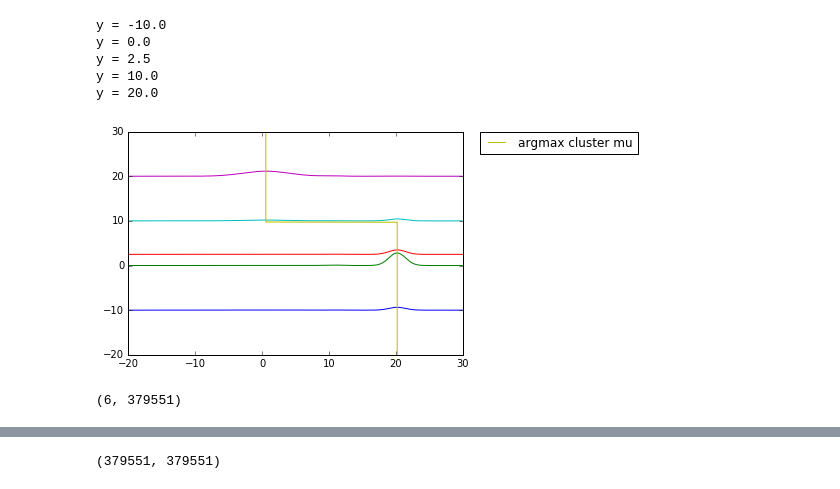
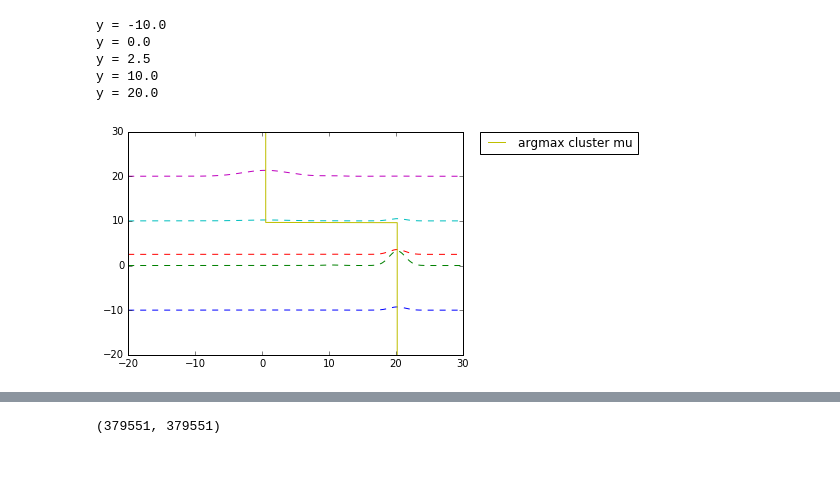
Before and after one commit to PrincetonUniversity/final-proj-cos-424, a Jupyter notebook: diag_tf.ipynb, the cells around one changed output, grey strips where cells are left out. Drawn from its saved outputs; the diff is of its cells as text; code cells hidden in the pictures.

```diff
--- a/diag_tf.ipynb
+++ b/diag_tf.ipynb
@@ -233,30 +82,6 @@ def fit_em(X, initial_mus, max_steps, tol):
-# %%
-# Given a set of partial observations xs each of dimension O < D for a fitted GMM model with
-# K cluster priors alpha, KxD means mus, and KxD diagonal covariances sigmas,
-# returns the weighted sum of normals for the remaining D - O dimensions.
-#
-# Returns posterior_mus, posterior_sigmas, posterior_prior,
-# of dimensions:
-# Kx(D-O), Kx(D-O), NxK, respectively (each mu, sigma is the same for all posteriors).
-# NxK, NxKxD, NxKxD, respectively, for each x in xs, total of N.
-def marginal_posterior(xs, mus, sigmas, alphas):
-    # https://gbhqed.wordpress.com/2010/02/21/conditional-and-marginal-distributions-of-a-multivariate-gaussian/
-    # diagonal case is easy:
-    # https://en.wikipedia.org/wiki/Schur_complement#Applications_to_probability_theory_and_statistics
-    O = xs.shape[1]
-    D = mus.shape[1]
-    observed_mus, observed_sigmas = (tf.constant(a, dtype='float64')
-                                     for a in (mus[:,0:O], sigmas[:, 0:O]))
-    ll = tf_log_likelihood(xs, observed_mus, observed_sigmas, alphas) # KxN
-    norm = tf_log_sum_exp(ll) # 1xN
-    ll, norm = sess.run((ll, norm))
-    return mus[:, O:D], sigmas[:, O:D], np.transpose(ll / norm)
-
-# A "sparser" estimate which just uses the most likely cluster's mean as the estimate.
-def argmax_exp(mus, sigmas, alphas):
-    i = np.argmax(alphas)
-    return mus[i]
 # %%
+# Check that EM is working on small 2D example
+
 n_samples = 25
 np.random.seed(0)
 
@@ -277,7 +102,8 @@ x = np.linspace(-20.0, 30.0)
 y = np.linspace(-20.0, 40.0)
 xx, yy = np.meshgrid(x, y)
 pts = np.array([xx.ravel(), yy.ravel()]).T
-ll = -estep(pts, m, s, a)[0].eval()
+with tf.Session() as sess:
+    ll = sess.run(-estep(pts, m, s, a)[0])
 print('means\n{}\ncov\n{}\ncluster priors\n{}'.format(m, s, a))
 CS = plt.contour(xx, yy, ll.reshape(xx.shape), norm=LogNorm(vmin=1.0, vmax=1000.0),
                 levels=np.logspace(0, 3, 20))
@@ -306,57 +132,29 @@ cluster priors
 # %%
 # Make this into a nice image.
 ys = [-10, 0, 2.5, 10, 20]
 pts = np.arange(-20, 30, 0.1, dtype='float64').reshape(-1, 1)
 ys = np.array(ys, dtype='float64').reshape(-1, 1)
 # Reverse m, s, a, since we know 'y'
 mr, sr = (x[:, ::-1] for x in (m, s))
 mm, sm, ams = marginal_posterior(ys, mr, sr, a)
-for i, y in enumerate(ys.reshape(-1)):
-    print('y =', y)
-    ll = estep(pts, mm, sm, ams[i])[0].eval().reshape(-1)
-    plt.plot(pts, np.exp(ll) / 10 + y)
-    #plt.show()
+with tf.Session() as sess:
+    for i, y in enumerate(ys.reshape(-1)):
+        print('y =', y)
+        ll = sess.run(estep(pts, mm, sm, ams[i])[0]).reshape(-1)
+        plt.plot(pts, np.exp(ll) / 10 + y, ls='--')
 
 ys = np.arange(-20, 30, 0.05, dtype='float64').reshape(-1, 1)
 mm, sm, ams = marginal_posterior(ys, mr, sr, a)
 xs = [argmax_exp(mm, sm, am) for am in ams]
 plt.plot(xs, ys, label='argmax cluster mu')
 plt.legend(bbox_to_anchor=(1.05, 1), loc=2, borderaxespad=0.)
 plt.show()
 # %% [output]
 y = -10.0
 y = 0.0
 y = 2.5
 y = 10.0
 y = 20.0
-[figure, old version]
+[figure, new version]
-# %%
-# N = 10
-N = 33
-p = 20 # D is better?
-K = 6
-k = 0 # maximum band offset (0 is just diagonal)
-tissues_to_cluster = train_tissues
-X_np = train_df_imp[train_tissues].values.transpose()
-
-np.random.seed(2)
-rc = np.random.choice(range(len(train_df)), D, replace=False)
-rmu = np.random.choice(range(N), K, replace=False)
-
-np.random.shuffle(X_np)
-per = N // K
-splits = [X_np[i:i+per] for i in range(0, N // K * K, per)]
-
-
-# X_trunc = X_np[:N, rc]
-X_trunc = X_np[:N]
-mu_init = X_trunc[rmu]
-# mu_init = np.array([x.mean(axis=0) for x in splits])
-#mu_init = X_np[19:22]
-
-
-print(mu_init.shape)
-# %% [output]
-(6, 379551)
 # %%
 ## Implement custom GMM
```
Also changed, not shown: parts of 9 cells of this notebook, 2 other files.
